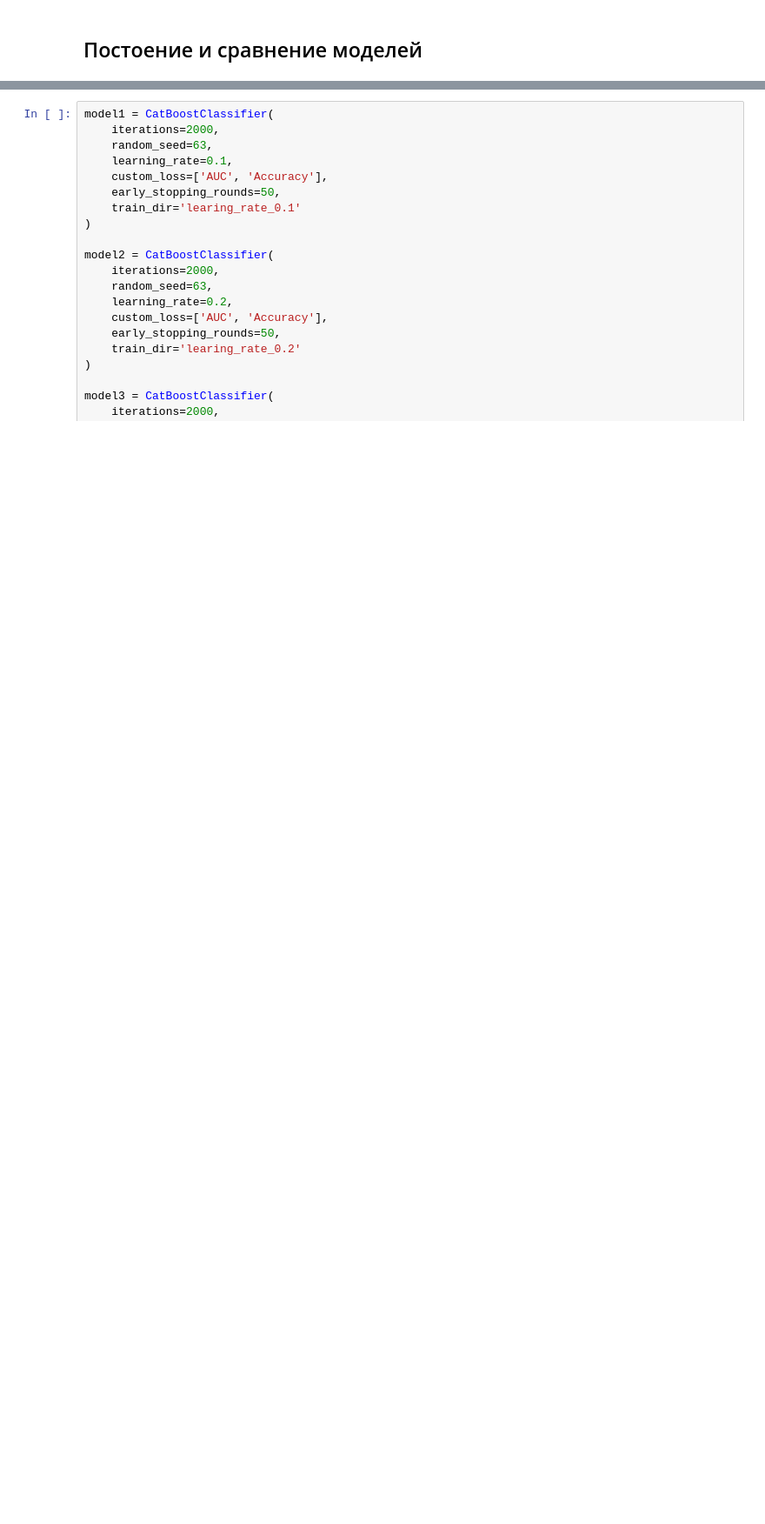
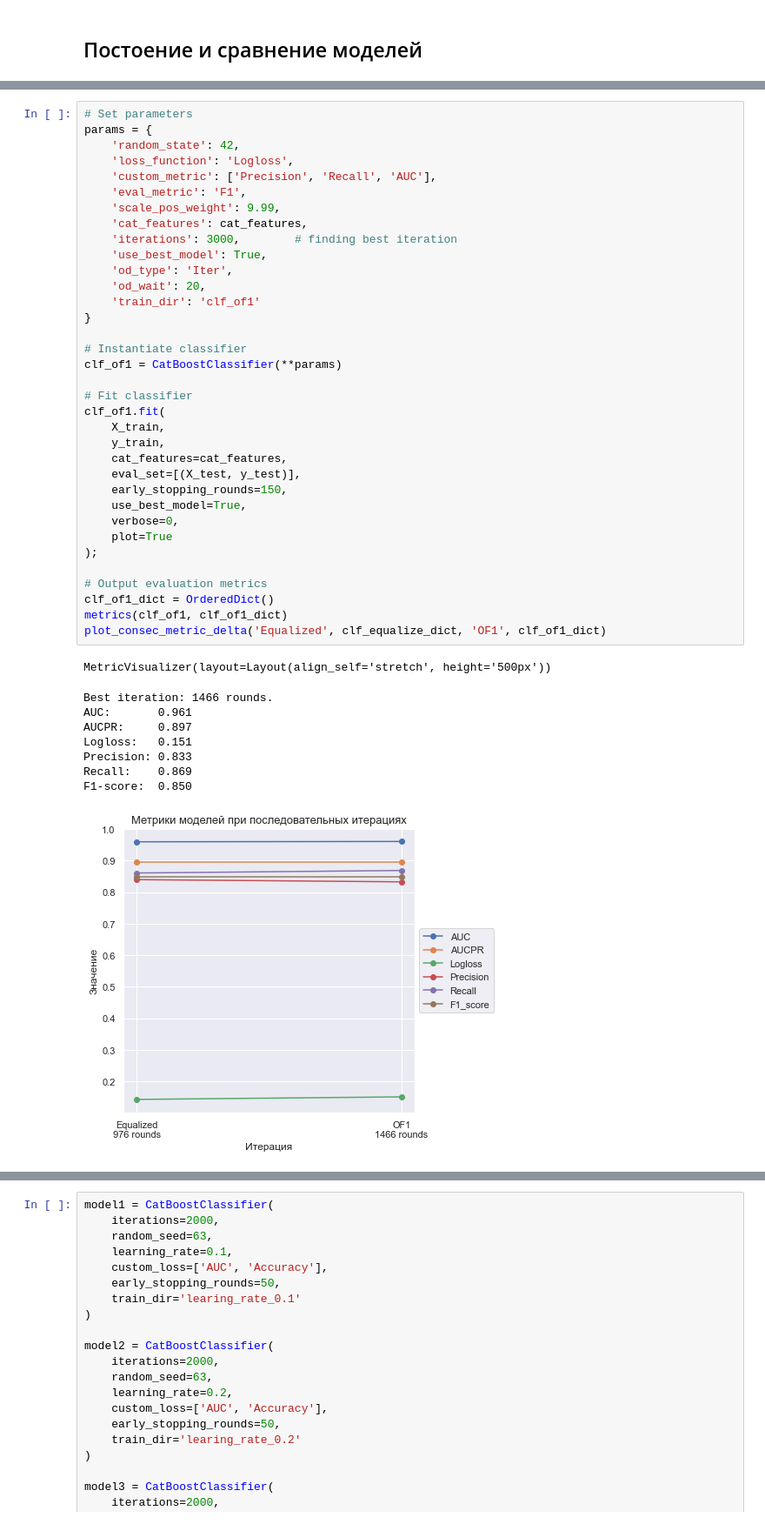
Before and after one commit to loverberg/portfolio, a Jupyter notebook: Big_Data_MTC/CatBoostClassifier.ipynb, the cells around one changed output, grey strips where cells are left out. Shown at 87% size. Saved outputs shown, nothing was run; the diff lists cells and outputs as text; blank space fills up the shorter version.

```diff
--- a/Big_Data_MTC/CatBoostClassifier.ipynb
+++ b/Big_Data_MTC/CatBoostClassifier.ipynb
@@ -96,0 +276,45 @@ X_train, X_validation, y_train, y_validation = train_test_split(X, y, train_size
+# %%
+# Set parameters
+params = {
+    'random_state': 42,
+    'loss_function': 'Logloss',
+    'custom_metric': ['Precision', 'Recall', 'AUC'],
+    'eval_metric': 'F1',
+    'scale_pos_weight': 9.99,
+    'cat_features': cat_features,
+    'iterations': 3000,        # finding best iteration
+    'use_best_model': True,
+    'od_type': 'Iter',
+    'od_wait': 20,
+    'train_dir': 'clf_of1'
+}
+
+# Instantiate classifier
+clf_of1 = CatBoostClassifier(**params)
+
+# Fit classifier
+clf_of1.fit(
+    X_train,
+    y_train,
+    cat_features=cat_features,
+    eval_set=[(X_test, y_test)],
+    early_stopping_rounds=150,
+    use_best_model=True,
+    verbose=0,
+    plot=True
+);
+
+# Output evaluation metrics
+clf_of1_dict = OrderedDict()
+metrics(clf_of1, clf_of1_dict)
+plot_consec_metric_delta('Equalized', clf_equalize_dict, 'OF1', clf_of1_dict)
+# %% [output]
+MetricVisualizer(layout=Layout(align_self='stretch', height='500px'))
+Best iteration: 1466 rounds.
+AUC:       0.961
+AUCPR:     0.897
+Logloss:   0.151
+Precision: 0.833
+Recall:    0.869
+F1-score:  0.850
+[figure, added]
```
Also changed, not shown: parts of 31 cells of this notebook, 42 other files.
